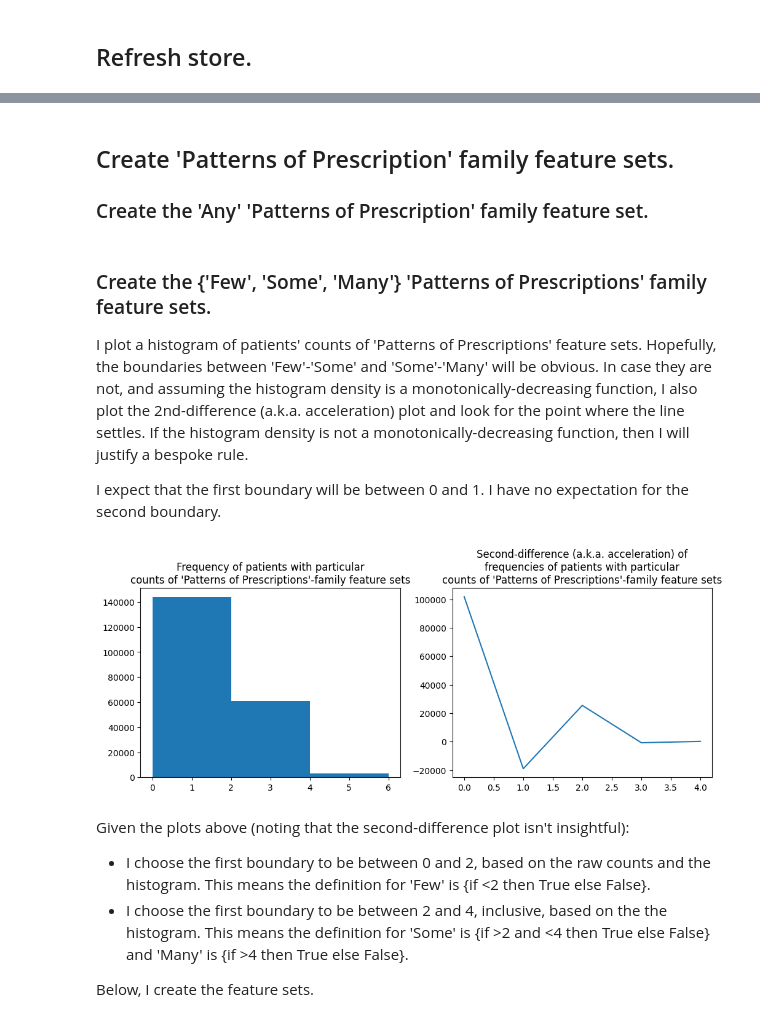
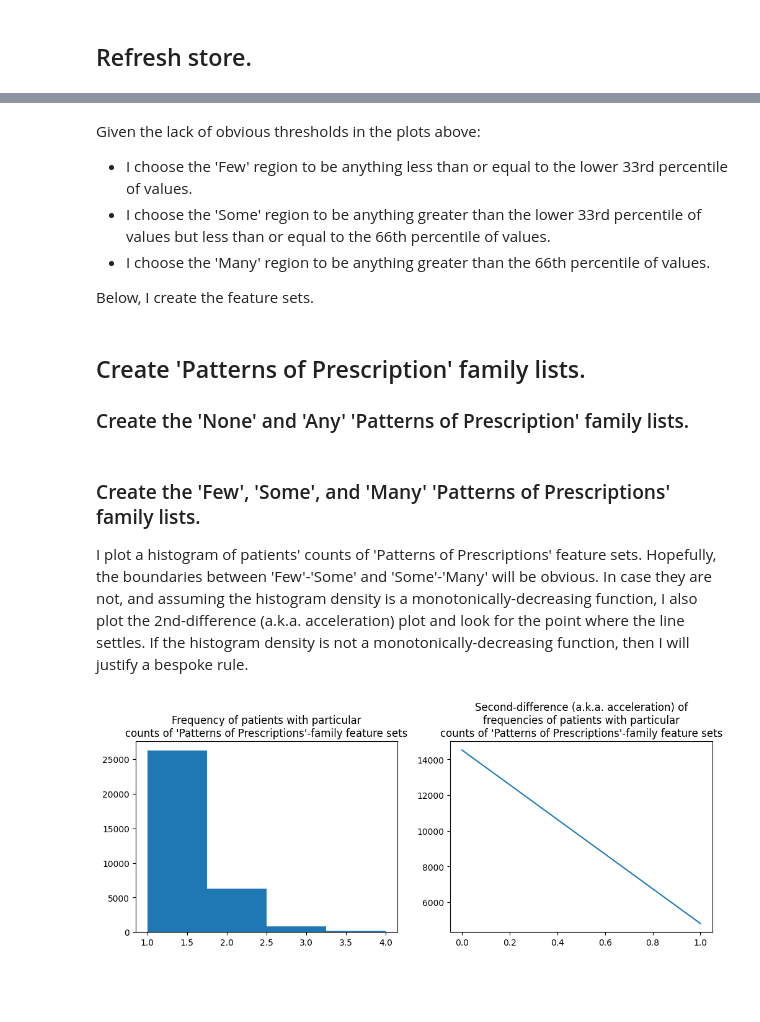
Before and after one commit to ConnectedBradford/c-mcinerney-workspace, a Jupyter notebook: UNSEEN_create_feature_sets_appendix3.ipynb, the cells around one changed output, grey strips where cells are left out. Cells and saved outputs as stored; diff of their text form; code cells hidden in the pictures; blank space fills up the shorter version.

```diff
--- a/UNSEEN_create_feature_sets_appendix3.ipynb
+++ b/UNSEEN_create_feature_sets_appendix3.ipynb
@@ -484 +500,8 @@ Below, I create the feature sets.
+# %% [markdown]
+Given the lack of obvious thresholds in the plots above:
+- I choose the 'Few' region to be anything less than or equal to the lower 33rd percentile of values.
+- I choose the 'Some' region to be anything greater than the lower 33rd percentile of values but less than or equal to the 66th percentile of values.
+- I choose the 'Many' region to be anything greater than the 66th percentile of values.
+
+Below, I create the feature sets.
 # %%
@@ -488,20 +512,16 @@ Below, I create the feature sets.
 # %% [markdown]
-## Create 'Patterns of Prescription' family feature sets.
+## Create 'Patterns of Prescription' family lists.
 
-### Create the 'Any' 'Patterns of Prescription' family feature set.
+### Create the 'None' and 'Any' 'Patterns of Prescription' family lists.
 # %%
 # Define list of feature sets that are members of the 'Patterns of Prescription' family.
 # ## The list of boolean members.
-ls_patternsOfPrescription_fs_bool = \
+# None
+# ## The list of count members.
+ls_patternsOfPrescriptions_fs_count = \
 [
-    'antipsychoticsPrescription'
-]
-# ## The list of count members.
-ls_patternsOfPrescription_fs_count = \
-[
-    'countAbortedAntidepressantMedicationRegimes', 'countAntidepressantPrescriptions',
-    'countHypnoticsAndAnxiolyticsPrescriptions', 'countUniqueAntidepressants',
-    'countUniqueHypnoticsAndAnxiolytics'
+    'countAbortedAntidepressantMedicationRegimes', 'countHypnoticsAndAnxiolyticsPrescriptions',
+    'countUniqueAntidepressants', 'countUniqueHypnoticsAndAnxiolytics'
 ]
 # ## The list of ordinal members.
 # None
@@ -509,49 +529,42 @@ ls_patternsOfPrescription_fs_count = \
 # None
 
 # Create feature set that indicates the patient has at least one 'Patterns of Prescription' feature set.
-array_any_patternsOfPrescription_atLeast =\
+array_notNone_patternsOfPrescriptions =\
     pandas.concat(
                     [
-                        feature_set_array[feature_set_array.columns.intersection(ls_patternsOfPrescription_fs_count)] != 0,
-                        feature_set_array[feature_set_array.columns.intersection(ls_patternsOfPrescription_fs_bool)]
+                        feature_set_array[feature_set_array.columns.intersection(ls_patternsOfPrescriptions_fs_count)] > feature_set_array[feature_set_array.columns.intersection(ls_patternsOfPrescriptions_fs_count)].quantile(0.75),
                     ],
                     axis = 1,
                 )
-any_patternsOfPrescription_atLeast = array_any_patternsOfPrescription_atLeast.any(True)
+notNone_patternsOfPrescriptions = array_notNone_patternsOfPrescriptions.any(True)
+none_patternsOfPrescriptions = ~notNone_patternsOfPrescriptions
 # %% [markdown]
-### Create the {'Few', 'Some', 'Many'} 'Patterns of Prescriptions' family feature sets.
+### Create the 'Few', 'Some', and 'Many' 'Patterns of Prescriptions' family lists.
 
 I plot a histogram of patients' counts of 'Patterns of Prescriptions' feature sets. Hopefully, the boundaries between 'Few'-'Some' and 'Some'-'Many' will be obvious. In case they are not, and assuming the histogram density is a monotonically-decreasing function, I also plot the 2nd-difference (a.k.a. acceleration) plot and look for the point where the line settles. If the histogram density is not a monotonically-decreasing function, then I will justify a bespoke rule.
-
-I expect that the first boundary will be between 0 and 1. I have no expectation for the second boundary.
 # %%
-countvar = array_any_patternsOfPrescription_atLeast.sum(axis = 1)
+countvar = array_notNone_patternsOfPrescriptions.sum(axis = 1)
+countvar = countvar[countvar > 0]
 
 # Plot parameters.
 fig, axs = matplotlib.pyplot.subplots(1, 2, figsize = (12, 4))
 
 # Raw count histogram
 axs[0].hist(
     countvar
-    ,bins = (countvar.max() / 2).astype(int)
+    ,bins = countvar.max().astype(int)
 )
 axs[0].set_title('Frequency of patients with particular\ncounts of \'Patterns of Prescriptions\'-family feature sets')
 
 # Line plot of 2nd-differences.
 fd = countvar.value_counts().iloc[:-1].astype(int).to_numpy()
 fd_lag = countvar.value_counts().iloc[1:].astype(int).to_numpy()
 sd = (fd - fd_lag)[:-1]
 sd_lag = (fd - fd_lag)[1:]
 axs[1].plot(sd - sd_lag)
 axs[1].set_title('Second-difference (a.k.a. acceleration) of\nfrequencies of patients with particular\ncounts of \'Patterns of Prescriptions\'-family feature sets')
 
 # Show plot.
 matplotlib.pyplot.show()
 # %% [output]
-[figure, old version]
+[figure, new version]
-# %% [markdown]
-Given the plots above (noting that the second-difference plot isn't insightful):
-- I choose the first boundary to be between 0 and 2, based on the raw counts and the histogram. This means the definition for 'Few' is {if <2 then True else False}.
-- I choose the first boundary to be between 2 and 4, inclusive, based on the the histogram. This means the definition for 'Some' is {if >2 and <4 then True else False} and 'Many' is {if >4 then True else False}.
-
-Below, I create the feature sets.
```
Also changed, not shown: parts of 53 cells of this notebook, 2 other files.
